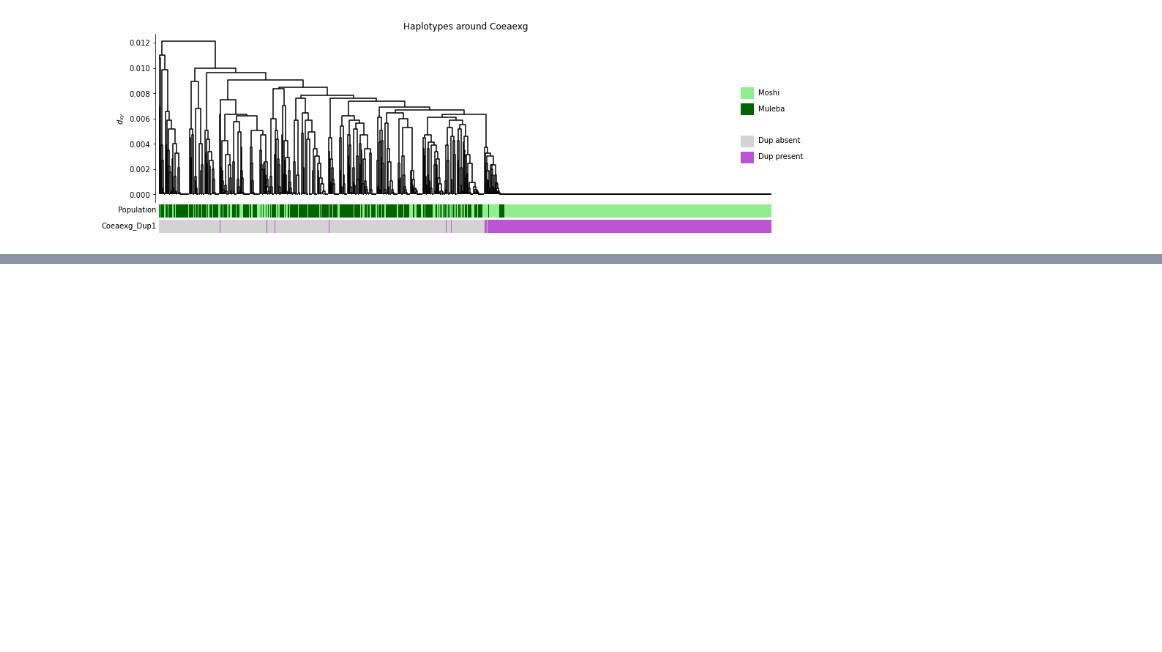
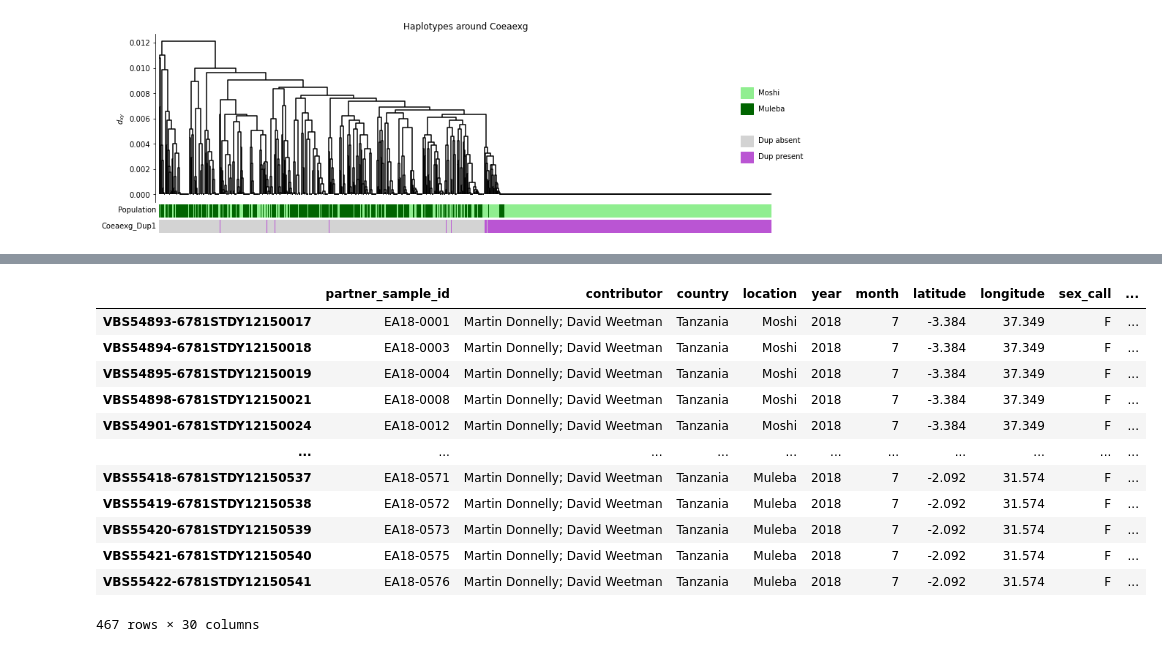
Before and after one commit to vigg-lstm/GAARD_east, a Jupyter notebook: CNV_analysis/sweeps/Coeaexg_CNV_haplotypes.ipynb, the cells around one changed output, grey strips where cells are left out. Cells and saved outputs as stored; diff of their text form; code cells hidden in the pictures; blank space fills up the shorter version.

```diff
--- a/CNV_analysis/sweeps/Coeaexg_CNV_haplotypes.ipynb
+++ b/CNV_analysis/sweeps/Coeaexg_CNV_haplotypes.ipynb
@@ -338,0 +438,27 @@ draw_hap_cluster_plot(z, r, loc_hap,
+# %%
+#Now we need to identify, for each sample, how many haplotypes it has in each of the two sub-clusters above.
+cluster_0_samples = hap_meta.loc[cluster_labels == 'cluster_0', :].index.str.rstrip('ab')
+num_haps_in_cluster_0 = np.unique(cluster_0_samples, return_counts = True)
+meta['num_haps_in_cluster_0'] = 0
+meta.loc[num_haps_in_cluster_0[0], 'num_haps_in_cluster_0'] = num_haps_in_cluster_0[1]
+#
+cluster_1_samples = hap_meta.loc[cluster_labels == 'cluster_1', :].index.str.rstrip('ab')
+num_haps_in_cluster_1 = np.unique(cluster_1_samples, return_counts = True)
+meta['num_haps_in_cluster_1'] = 0
+meta.loc[num_haps_in_cluster_1[0], 'num_haps_in_cluster_1'] = num_haps_in_cluster_1[1]
+#
+meta
+# %% [output]
+|  | partner_sample_id | contributor | country | location | year | month | latitude | longitude | sex_call | ... |
+| VBS54893-6781STDY12150017 | EA18-0001 | Martin Donnelly; David Weetman | Tanzania | Moshi | 2018 | 7 | -3.384 | 37.349 | F | ... |
+| VBS54894-6781STDY12150018 | EA18-0003 | Martin Donnelly; David Weetman | Tanzania | Moshi | 2018 | 7 | -3.384 | 37.349 | F | ... |
+| VBS54895-6781STDY12150019 | EA18-0004 | Martin Donnelly; David Weetman | Tanzania | Moshi | 2018 | 7 | -3.384 | 37.349 | F | ... |
+| VBS54898-6781STDY12150021 | EA18-0008 | Martin Donnelly; David Weetman | Tanzania | Moshi | 2018 | 7 | -3.384 | 37.349 | F | ... |
+| VBS54901-6781STDY12150024 | EA18-0012 | Martin Donnelly; David Weetman | Tanzania | Moshi | 2018 | 7 | -3.384 | 37.349 | F | ... |
+| ... | ... | ... | ... | ... | ... | ... | ... | ... | ... | ... |
+| VBS55418-6781STDY12150537 | EA18-0571 | Martin Donnelly; David Weetman | Tanzania | Muleba | 2018 | 7 | -2.092 | 31.574 | F | ... |
+| VBS55419-6781STDY12150538 | EA18-0572 | Martin Donnelly; David Weetman | Tanzania | Muleba | 2018 | 7 | -2.092 | 31.574 | F | ... |
+| VBS55420-6781STDY12150539 | EA18-0573 | Martin Donnelly; David Weetman | Tanzania | Muleba | 2018 | 7 | -2.092 | 31.574 | F | ... |
+| VBS55421-6781STDY12150540 | EA18-0575 | Martin Donnelly; David Weetman | Tanzania | Muleba | 2018 | 7 | -2.092 | 31.574 | F | ... |
+| VBS55422-6781STDY12150541 | EA18-0576 | Martin Donnelly; David Weetman | Tanzania | Muleba | 2018 | 7 | -2.092 | 31.574 | F | ... |
+467 rows × 30 columns
```
Also changed, not shown: parts of 13 cells of this notebook, 2 other files.
